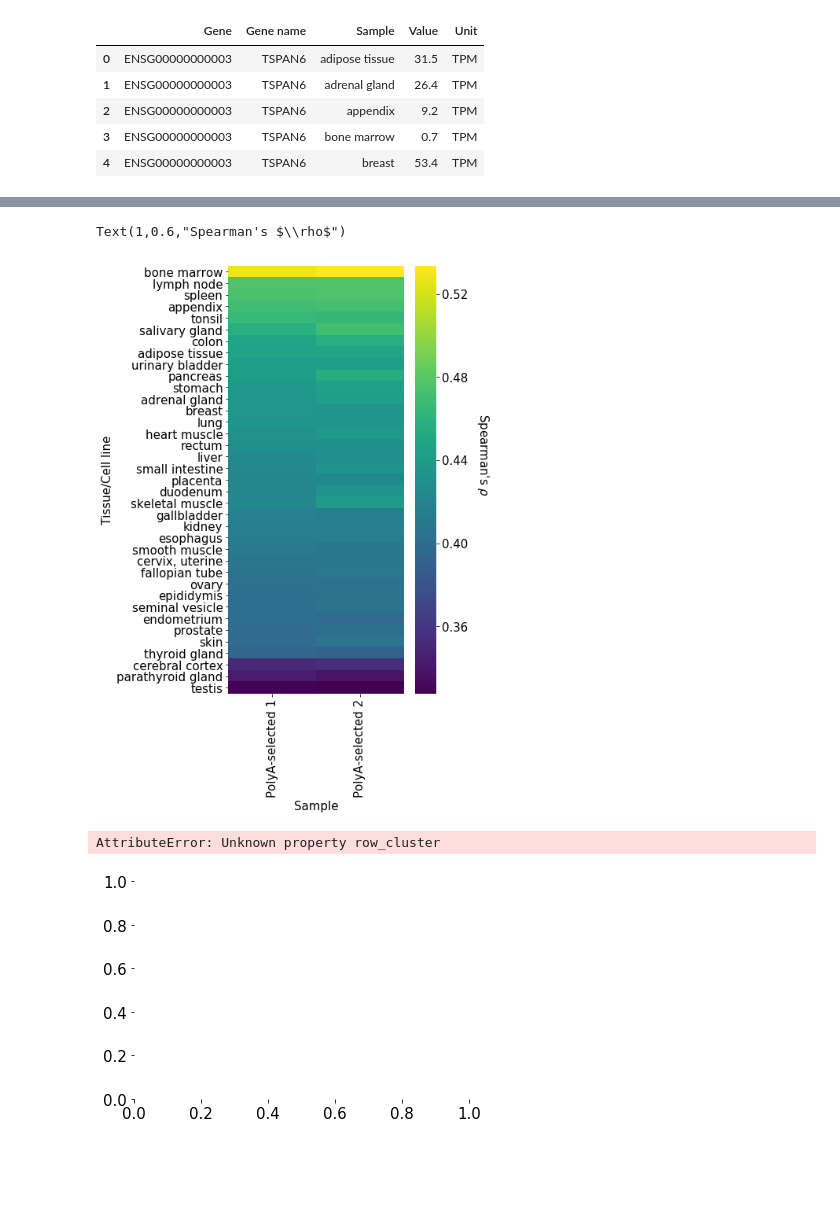
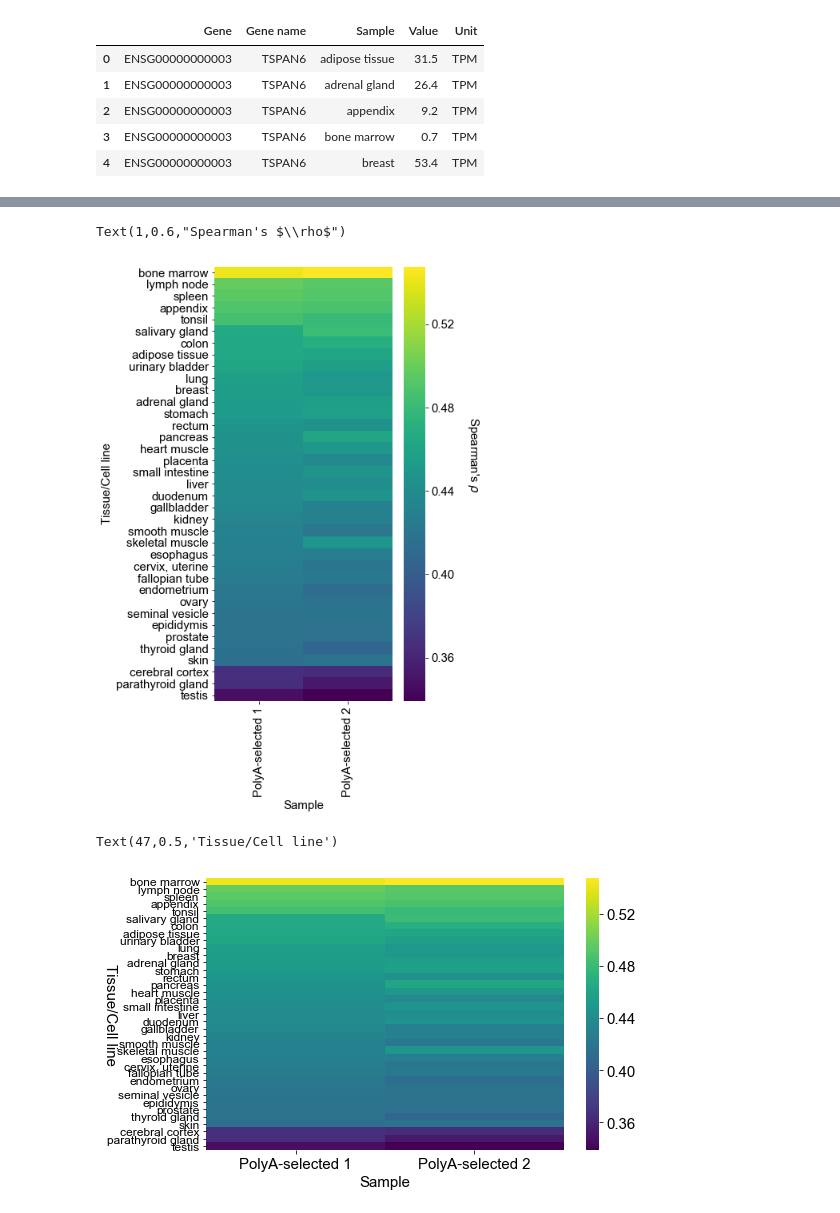
Before and after one commit to wckdouglas/cfNA, a Jupyter notebook: plots/count_explorer.ipynb, the cells around one changed output, grey strips where cells are left out. Cells and saved outputs as stored; diff of their text form; code cells hidden in the pictures; blank space fills up the shorter version.

```diff
--- a/plots/count_explorer.ipynb
+++ b/plots/count_explorer.ipynb
@@ -173,6 +187,7 @@ gene_length.head()
 
 tpm_df = count_df\
     .filter(regex='id|grouped_type|type|name|L[12]|Frag|FQ') \
+    .query('grouped_type == "Protein coding"')\
     .assign(id = lambda d: d.id.str.split('.', expand=True).iloc[:,0])\
     .merge(gene_length)
 for col in tpm_df.columns:
@@ -241,21 +256,19 @@ yt = ax.set_yticklabels(cor_df['index'].values, fontsize=15)
 fig.text(1,0.6, r"Spearman's $\rho$", rotation = 270, fontsize=15)
 # %% [output]
 Text(1,0.6,"Spearman's $\\rho$")
-[figure, old version]
+[figure, new version]
 # %%
-p = sns.heatmap(cor_df.filter(regex = 'L[12]').rename(columns = rename_longRNA),
-                row_cluster=False,
-                col_cluster=False,
-               cmap = 'viridis',
-               figsize = (7,15))
-ax = p.ax_heatmap
+fig = plt.figure(figsize=(8,5))
+ax = fig.add_subplot(111)
+sns.heatmap(cor_df.filter(regex = 'L[12]').rename(columns = rename_longRNA),
+               cmap = 'viridis', ax = ax)
 yt = ax.set_yticks(np.arange(cor_df.shape[0])+0.5)
 yt = ax.set_yticklabels(cor_df['index'].values, fontsize=12)#[p.dendrogram_row.reordered_ind])
 ax.set_xlabel('Sample')
 ax.set_ylabel('Tissue/Cell line', rotation=270)
-p.fig.text(0.08,0.85, r"Spearman's $\rho$", rotation = 90, fontsize=15)
+#fig.text(0.08,0.85, r"Spearman's $\rho$", rotation = 90, fontsize=15)
 # %% [output]
-AttributeError: Unknown property row_cluster
+Text(47,0.5,'Tissue/Cell line')
-[figure, old version]
+[figure, new version]
 # %%
 tpm_df.head()
```
Also changed, not shown: parts of 29 cells of this notebook, 42 other files.
